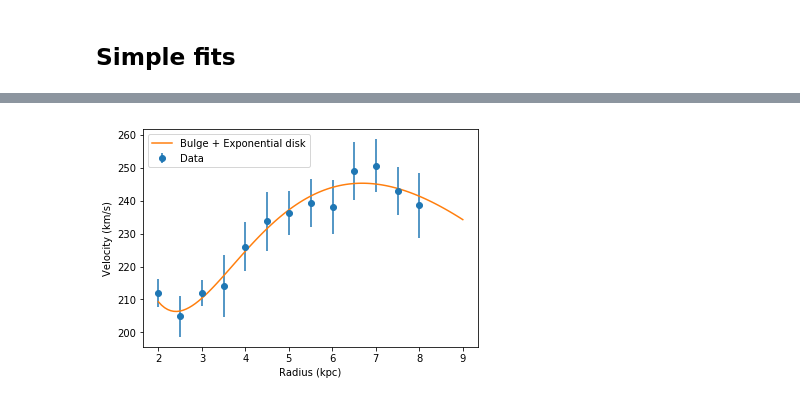
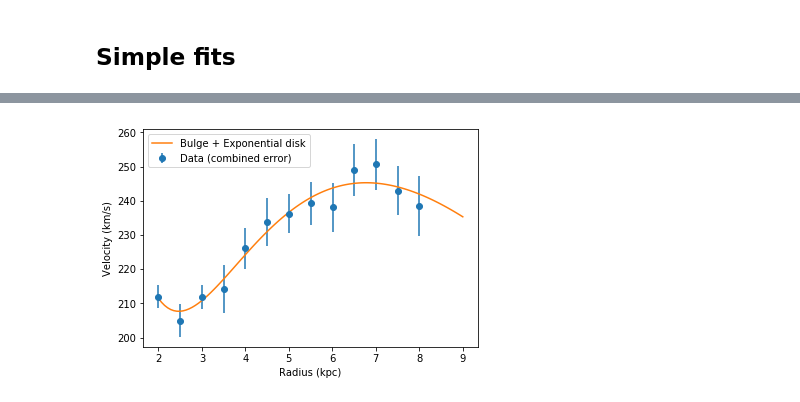
Before and after one commit to arthur-tsang/CO-project, a Jupyter notebook: longitude.ipynb, the cells around one changed output, grey strips where cells are left out. Drawn from its saved outputs; the diff is of its cells as text; code cells hidden in the pictures.

```diff
--- a/longitude.ipynb
+++ b/longitude.ipynb
@@ -36,7 +36,8 @@ vpeak_list = [3.9, 26.6, 46.14, 57.5, 60.7, 77.4, 89.1, 98.7, 106.5, 107.2, 123.
 v0_list = [12.7, 27.7, 52.2, 66.4, 68.9, 84.5, 95.5, 109.7, 115.4, 119.7, 127.5, 137.1, 157.07] # km/s
 # %%
 vmean_list = [0.5*(vp+v0) for (vp, v0) in zip(vpeak_list, v0_list)]
-verr_list = [np.std([vp, v0], ddof=1) for vp, v0 in zip(vpeak_list, v0_list)]
+#verr_list = [np.std([vp, v0], ddof=1) for vp, v0 in zip(vpeak_list, v0_list)]
+verr_list = [(vp-v0)/2 for vp,v0 in zip(vpeak_list, v0_list)]
 # %% [markdown]
 TODO: calculate error correctly!!!
 # %% [markdown]
@@ -101,6 +103,6 @@ print(popt_expdisk)
 def bulgedisk_fit(r, rb, mb, rd, sig0):
     return np.sqrt(bulge_fit(r, rb, mb)**2 + expdisk_fit(r, rd, sig0)**2)
 
-popt_bulgedisk, pcov_bulgedisk = curve_fit(bulgedisk_fit, radius_list, velocity_list, p0=[1,1e9, 3,1e7])
+popt_bulgedisk, pcov_bulgedisk = curve_fit(bulgedisk_fit, radius_list, velocity_list, sigma=velocity_err_list, p0=[1,1e9, 3,1e7])
 print(popt_bulgedisk)
 # %% [output]
@@ -123,10 +125,10 @@ plt.ylim(0,400)
 # %%
-plt.errorbar(radius_list, velocity_list, velocity_err_list, fmt='o', label='Data')
+plt.errorbar(radius_list, velocity_list, velocity_err_list, fmt='o', label='Data (combined error)')
 radii = np.linspace(2,9,100)
 plt.plot(radii, bulgedisk_fit(radii, *popt_bulgedisk), label='Bulge + Exponential disk')
 plt.legend()
 plt.xlabel('Radius (kpc)')
 plt.ylabel('Velocity (km/s)')
-#plt.savefig('imgs/bulgedisk_fit.png')
+plt.savefig('imgs/bulgedisk_fit.png')
 # %% [output]
-[figure, old version]
+[figure, new version]
```
Also changed, not shown: parts of 6 cells of this notebook, 1 other file.
